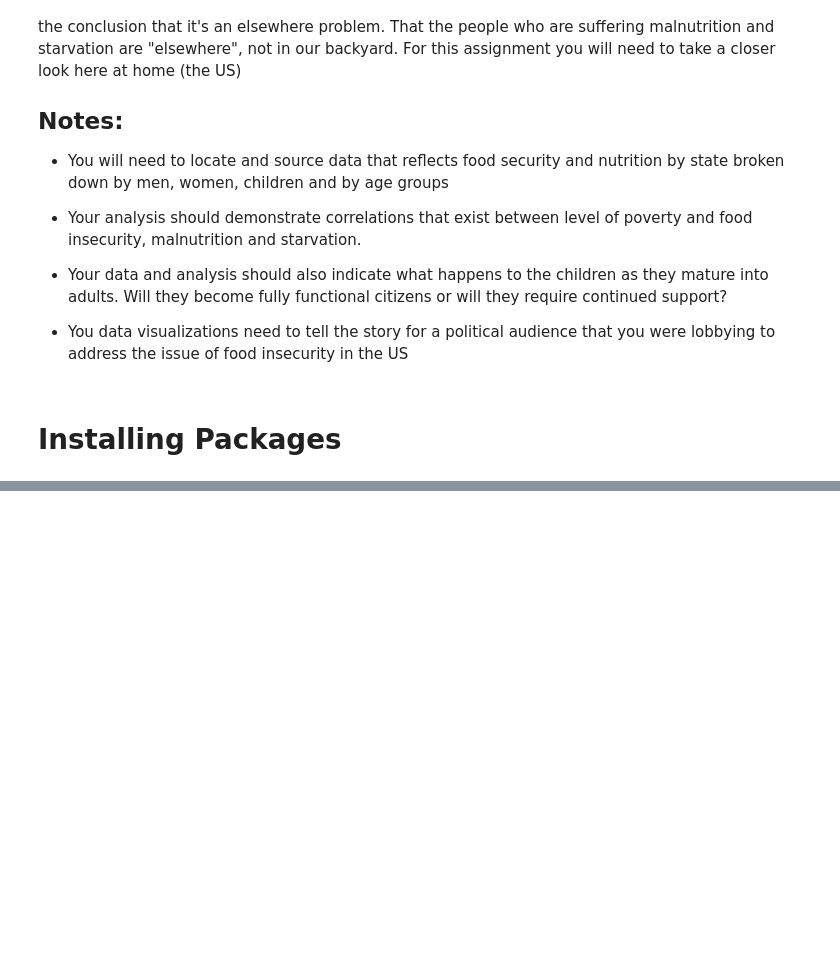
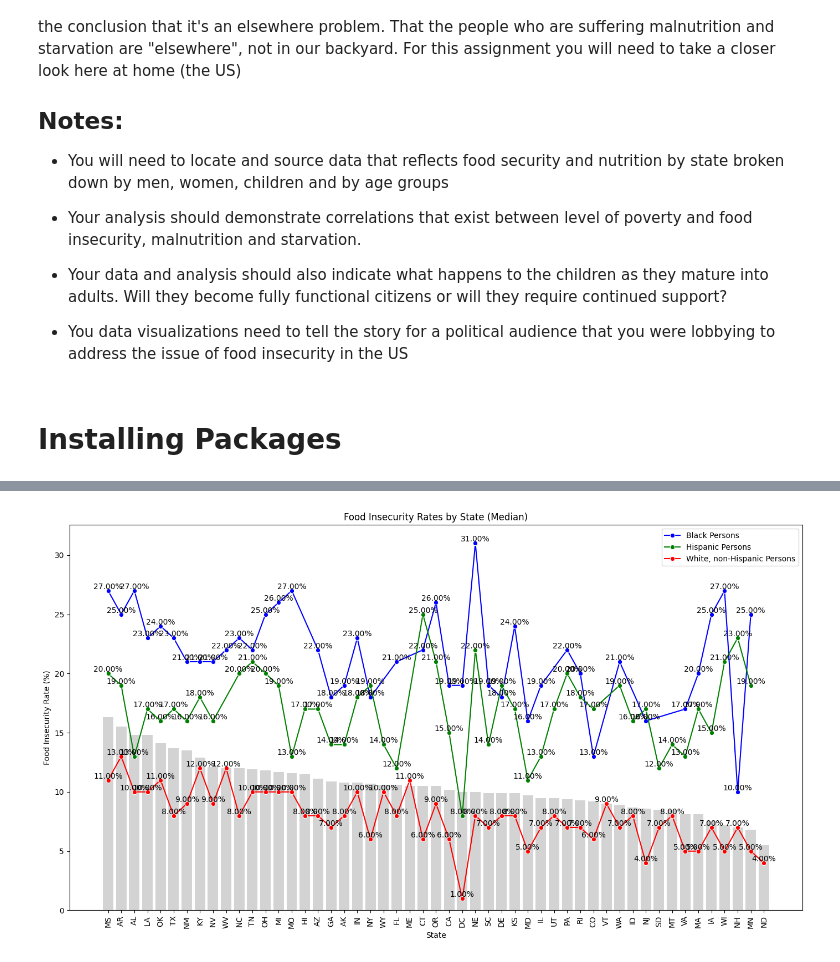
Before and after one commit to rkasa01/DATA608_Story6, a Jupyter notebook: DATA608_Story6.ipynb, the cells around one changed output, grey strips where cells are left out. Saved outputs shown, nothing was run; the diff lists cells and outputs as text; code cells hidden in the pictures; blank space fills up the shorter version.

```diff
--- a/DATA608_Story6.ipynb
+++ b/DATA608_Story6.ipynb
@@ -17,0 +63,5 @@ The United Nations Food and Agriculture Organization publication, The State of F
+# %%
+new_df_state = df_state.loc[:, ['State','Overall Food Insecurity Rate ','# of Food Insecure Persons Overall ','Food Insecurity Rate among Black Persons (all ethnicities)',
+       'Food Insecurity Rate among Hispanic Persons (any race)',
+       'Food Insecurity Rate among White, non-Hispanic Persons ','Child Food Insecurity Rate ', '# of Food Insecure Children ']]
+new_df_state.head()
@@ -17,0 +130,37 @@ The United Nations Food and Agriculture Organization publication, The State of F
+# %%
+median_black_rate = new_df_state.groupby('State')['Food Insecurity Rate among Black Persons (all ethnicities)'].median() * 100
+median_hispanic_rate = new_df_state.groupby('State')['Food Insecurity Rate among Hispanic Persons (any race)'].median() * 100
+median_white_rate = new_df_state.groupby('State')['Food Insecurity Rate among White, non-Hispanic Persons '].median() * 100
+
+overall_median_rate = new_df_state.groupby('State')['Overall Food Insecurity Rate '].median() * 100
+
+df_median = pd.DataFrame({
+    'State': median_black_rate.index,
+    'Overall Food Insecurity Rate': overall_median_rate.values,
+    'Food Insecurity Rate among Black Persons (all ethnicities)': median_black_rate.values,
+    'Food Insecurity Rate among Hispanic Persons (any race)': median_hispanic_rate.values,
+    'Food Insecurity Rate among White, non-Hispanic Persons ': median_white_rate.values
+})
+
+df_median_sorted = df_median.sort_values(by='Overall Food Insecurity Rate', ascending=False)
+
+plt.figure(figsize=(14, 8))
+sns.barplot(x='State', y='Overall Food Insecurity Rate', data=df_median_sorted, color='lightgray')
+sns.lineplot(data=df_median_sorted, x='State', y='Food Insecurity Rate among Black Persons (all ethnicities)', marker='o', color='blue', label='Black Persons')
+sns.lineplot(data=df_median_sorted, x='State', y='Food Insecurity Rate among Hispanic Persons (any race)', marker='o', color='green', label='Hispanic Persons')
+sns.lineplot(data=df_median_sorted, x='State', y='Food Insecurity Rate among White, non-Hispanic Persons ', marker='o', color='red', label='White, non-Hispanic Persons')
+
+plt.title('Food Insecurity Rates by State (Median)')
+plt.xlabel('State')
+plt.ylabel('Food Insecurity Rate (%)')
+plt.xticks(rotation=90)
+plt.legend()
+
+for index, row in df_median_sorted.iterrows():
+    plt.text(row['State'], row['Food Insecurity Rate among Black Persons (all ethnicities)'], f'{row["Food Insecurity Rate among Black Persons (all ethnicities)"]:.2f}%', ha='center', va='bottom')
+    plt.text(row['State'], row['Food Insecurity Rate among Hispanic Persons (any race)'], f'{row["Food Insecurity Rate among Hispanic Persons (any race)"]:.2f}%', ha='center', va='bottom')
+    plt.text(row['State'], row['Food Insecurity Rate among White, non-Hispanic Persons '], f'{row["Food Insecurity Rate among White, non-Hispanic Persons "]:.2f}%', ha='center', va='bottom')
+
+plt.tight_layout()
+plt.show()
+# %% [output]
@@ -17,0 +184 @@ The United Nations Food and Agriculture Organization publication, The State of F
+[figure, added]
```
Also changed, not shown: parts of 17 cells of this notebook.
